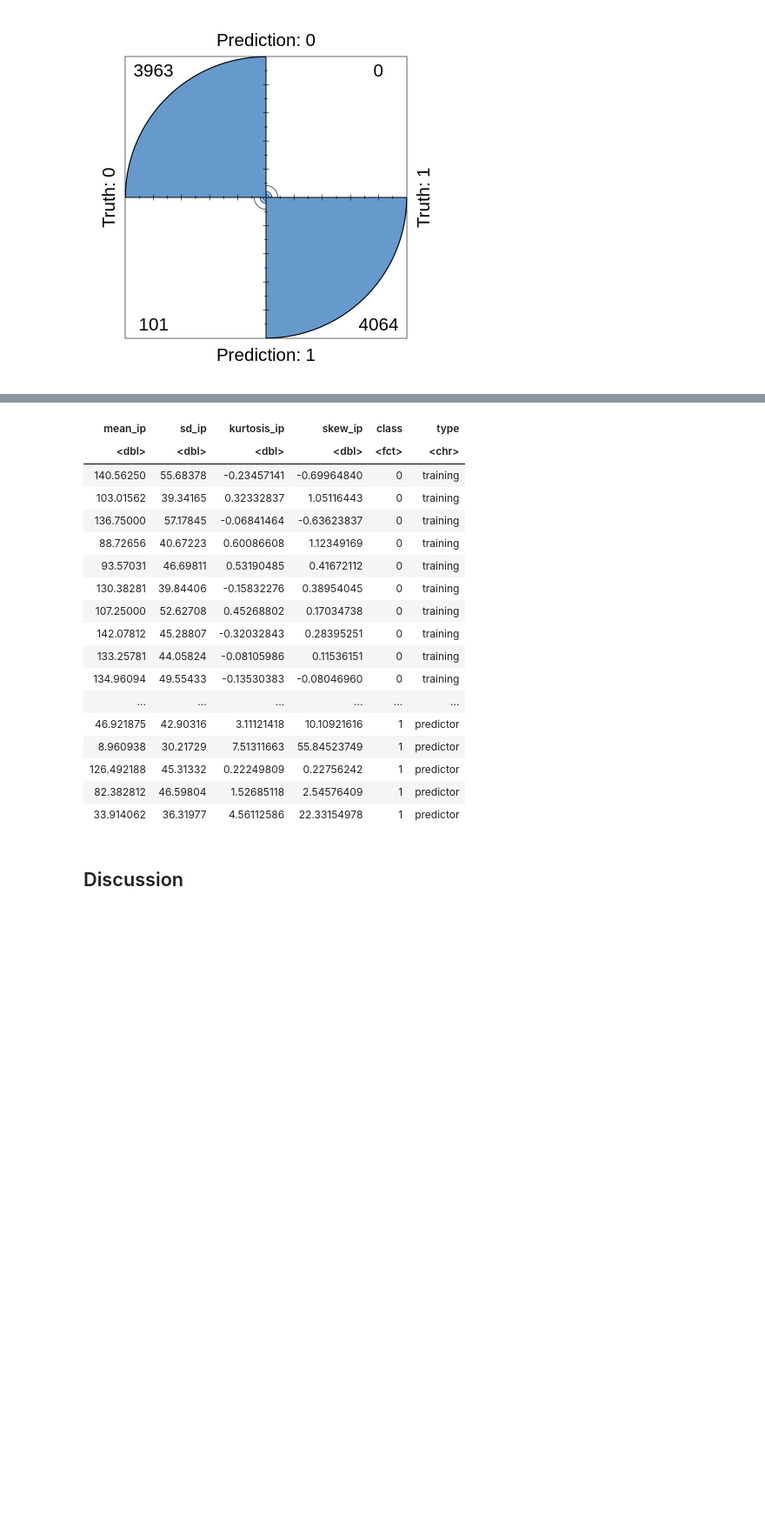
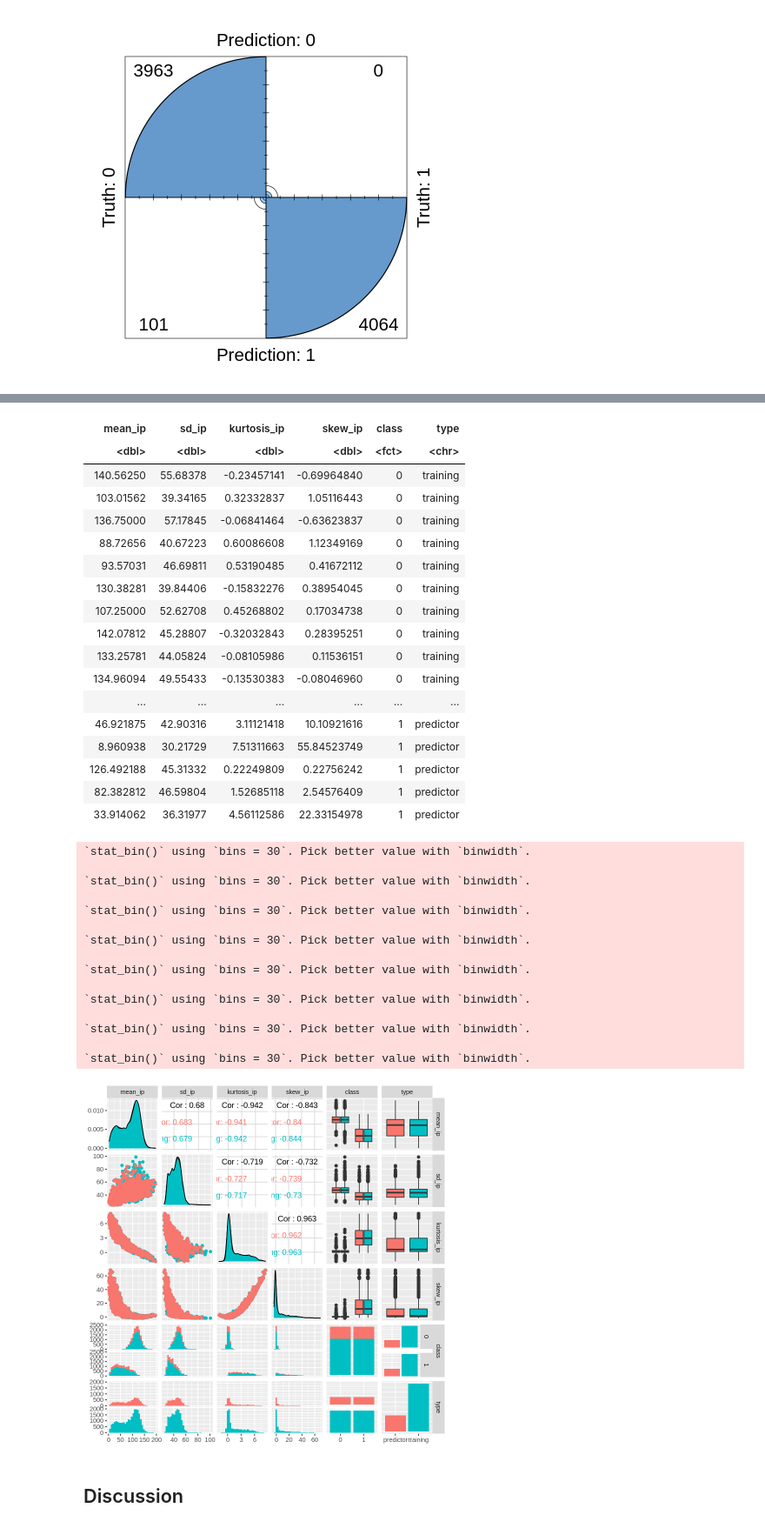
Before and after one commit to iaujla01/DSCI100Project, a Jupyter notebook: project_main.ipynb, the cells around one changed output, grey strips where cells are left out. Shown: that part at 87% size. Drawn from its saved outputs; the diff is of its cells as text; code cells hidden in the pictures; blank space fills up the shorter version.

Commit message:
+ ggpairs

```diff
--- a/project_main.ipynb
+++ b/project_main.ipynb
@@ -337,31 +337,49 @@ fourfoldplot(htru_matrix$table)
 # %%
 total <- htru_train %>%
 mutate(type = "training")
 
 total2 <- htru_test %>%
 mutate(type = "predictor")
 combined <- rbind(total, total2)
 combined
+
+ggpairs(combined, aes(colour = type))
 # %% [output]
 A tibble: 32518 × 6
 | mean_ip | sd_ip | kurtosis_ip | skew_ip | class | type |
 | <dbl> | <dbl> | <dbl> | <dbl> | <fct> | <chr> |
 | 140.56250 | 55.68378 | -0.23457141 | -0.69964840 | 0 | training |
 | 103.01562 | 39.34165 | 0.32332837 | 1.05116443 | 0 | training |
 | 136.75000 | 57.17845 | -0.06841464 | -0.63623837 | 0 | training |
 | 88.72656 | 40.67223 | 0.60086608 | 1.12349169 | 0 | training |
 | 93.57031 | 46.69811 | 0.53190485 | 0.41672112 | 0 | training |
 | 130.38281 | 39.84406 | -0.15832276 | 0.38954045 | 0 | training |
 | 107.25000 | 52.62708 | 0.45268802 | 0.17034738 | 0 | training |
 | 142.07812 | 45.28807 | -0.32032843 | 0.28395251 | 0 | training |
 | 133.25781 | 44.05824 | -0.08105986 | 0.11536151 | 0 | training |
 | 134.96094 | 49.55433 | -0.13530383 | -0.08046960 | 0 | training |
 | ... | ... | ... | ... | ... | ... |
 | 46.921875 | 42.90316 | 3.11121418 | 10.10921616 | 1 | predictor |
 | 8.960938 | 30.21729 | 7.51311663 | 55.84523749 | 1 | predictor |
 | 126.492188 | 45.31332 | 0.22249809 | 0.22756242 | 1 | predictor |
 | 82.382812 | 46.59804 | 1.52685118 | 2.54576409 | 1 | predictor |
 | 33.914062 | 36.31977 | 4.56112586 | 22.33154978 | 1 | predictor |
+`stat_bin()` using `bins = 30`. Pick better value with `binwidth`.
+
+`stat_bin()` using `bins = 30`. Pick better value with `binwidth`.
+
+`stat_bin()` using `bins = 30`. Pick better value with `binwidth`.
+
+`stat_bin()` using `bins = 30`. Pick better value with `binwidth`.
+
+`stat_bin()` using `bins = 30`. Pick better value with `binwidth`.
+
+`stat_bin()` using `bins = 30`. Pick better value with `binwidth`.
+
+`stat_bin()` using `bins = 30`. Pick better value with `binwidth`.
+
+`stat_bin()` using `bins = 30`. Pick better value with `binwidth`.
+[figure, added]
 # %% [markdown]
 ## Discussion
 # %% [markdown]
```
